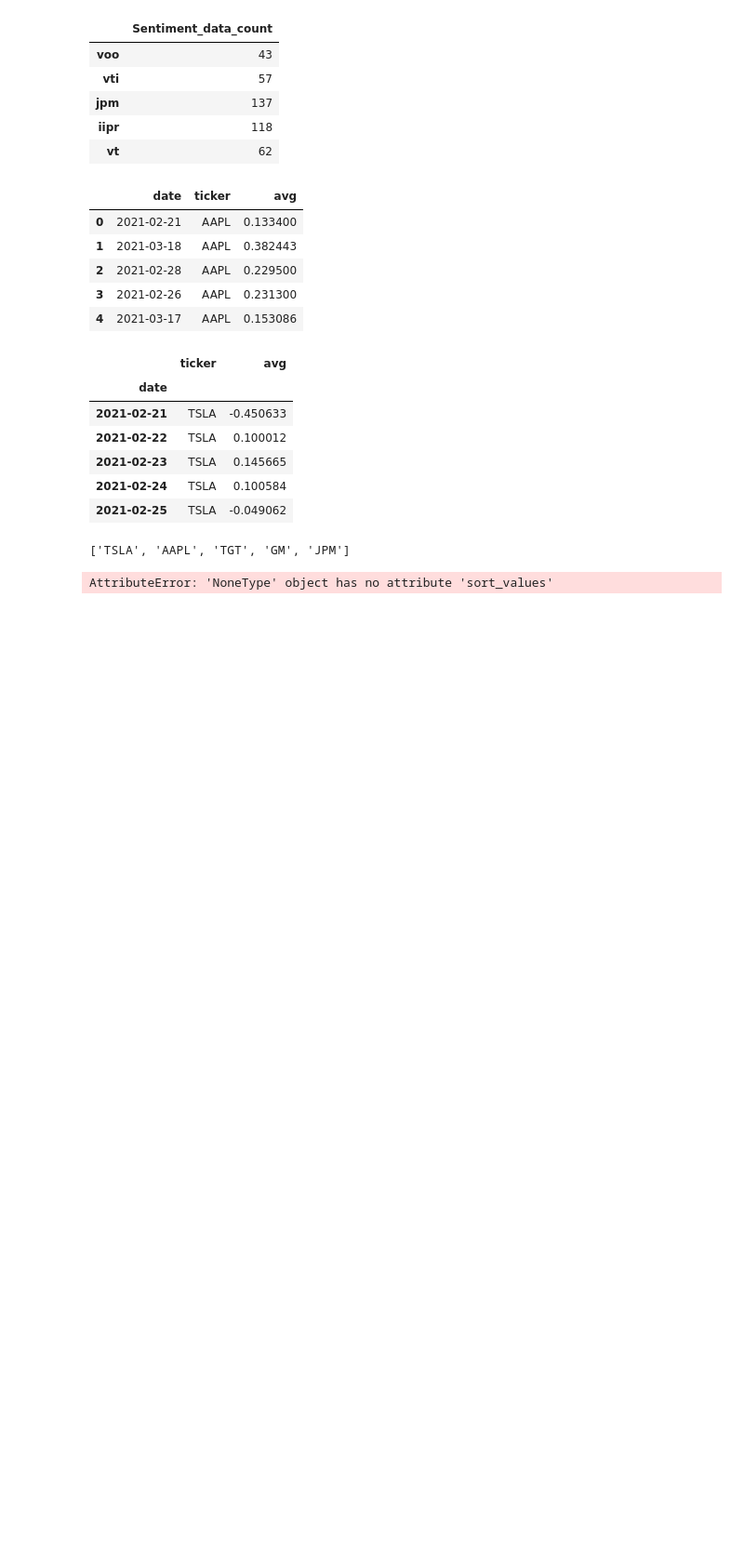
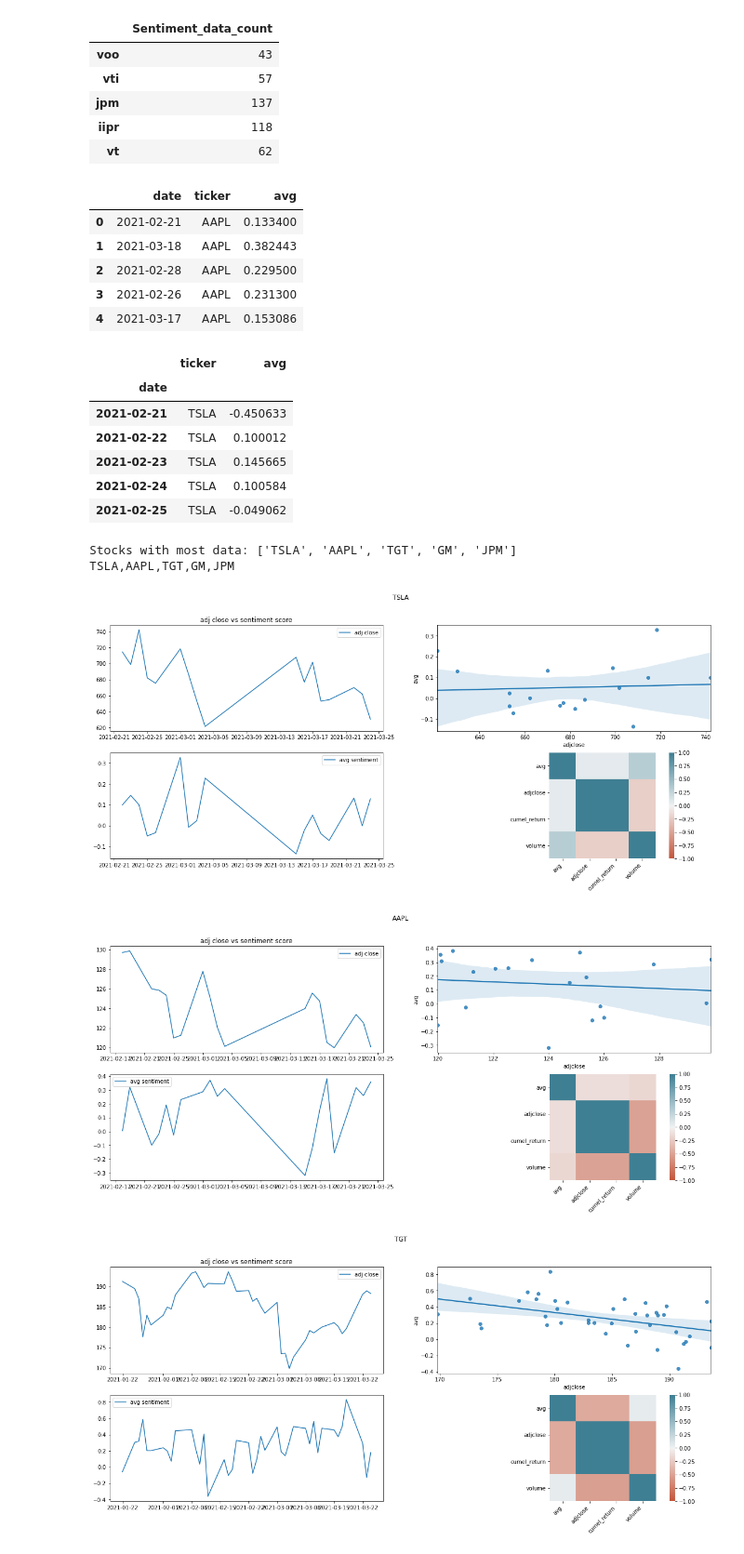
Before and after one commit to Sahand-J/sentiment_analysis_stock_market, a Jupyter notebook: final_outline_sentiment.ipynb, the cells around one changed output. Shown at 93% size. Saved outputs shown, nothing was run; the diff lists cells and outputs as text; code cells hidden in the pictures; blank space fills up the shorter version.

```diff
--- a/final_outline_sentiment.ipynb
+++ b/final_outline_sentiment.ipynb
@@ -391,8 +391,14 @@ def plot_stock_sentiment_analysis(ticker_list):
         ax2.legend();
 # %%
 # currenly 'tsla,aapl,tgt,jpm,gm' are stocks with have most data for.
-print(str(list(return_stocks_most_senti_data_dict(stocks).keys())))
-plot_stock_sentiment_analysis('tsla,aapl,tgt,gm,jpm')
+print('Stocks with most data: ' + str(list(return_stocks_most_senti_data_dict(stocks).keys())))
+stocks_with_most_data = ",".join(list(return_stocks_most_senti_data_dict(stocks).keys()))
+
+#plot statistics
+plot_stock_sentiment_analysis(stocks_with_most_data)
 # %% [output]
-['TSLA', 'AAPL', 'TGT', 'GM', 'JPM']
+Stocks with most data: ['TSLA', 'AAPL', 'TGT', 'GM', 'JPM']
+TSLA,AAPL,TGT,GM,JPM
-AttributeError: 'NoneType' object has no attribute 'sort_values'
+[figure, added]
+[figure, added]
+[figure, added]
```
Also changed, not shown: parts of 1 cell of this notebook.
